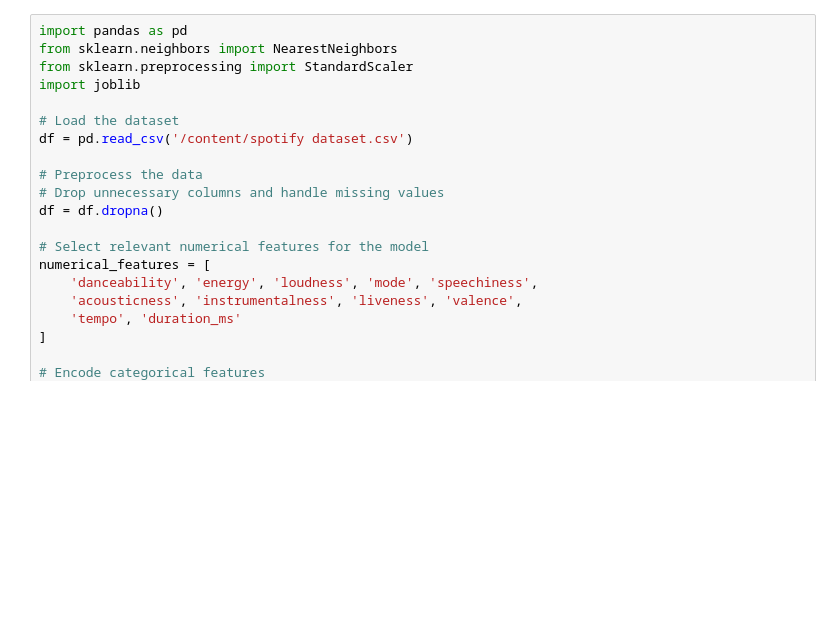
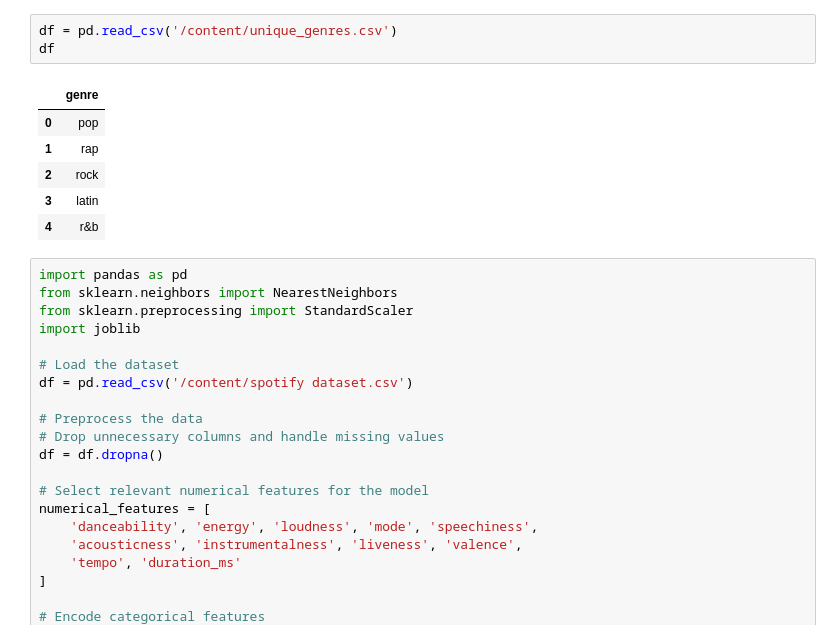
Before and after one commit to ckarthik1610/Spotify_music_recommendation, a Jupyter notebook: Spotify_Recommendation_system.ipynb, the cells around one changed output. Drawn from its saved outputs; the diff is of its cells as text; blank space fills up the shorter version.

```diff
--- a/Spotify_Recommendation_system.ipynb
+++ b/Spotify_Recommendation_system.ipynb
@@ -26,3 +43,13 @@ Unique artists and genres have been saved to 'unique_artists.csv' and 'unique_ge
+# %%
+df = pd.read_csv('/content/unique_genres.csv')
+df
+# %% [output]
+|  | genre |
+| 0 | pop |
+| 1 | rap |
+| 2 | rock |
+| 3 | latin |
+| 4 | r&b |
 # %%
 import pandas as pd
 from sklearn.neighbors import NearestNeighbors
```
Also changed, not shown: parts of 2 cells of this notebook.
